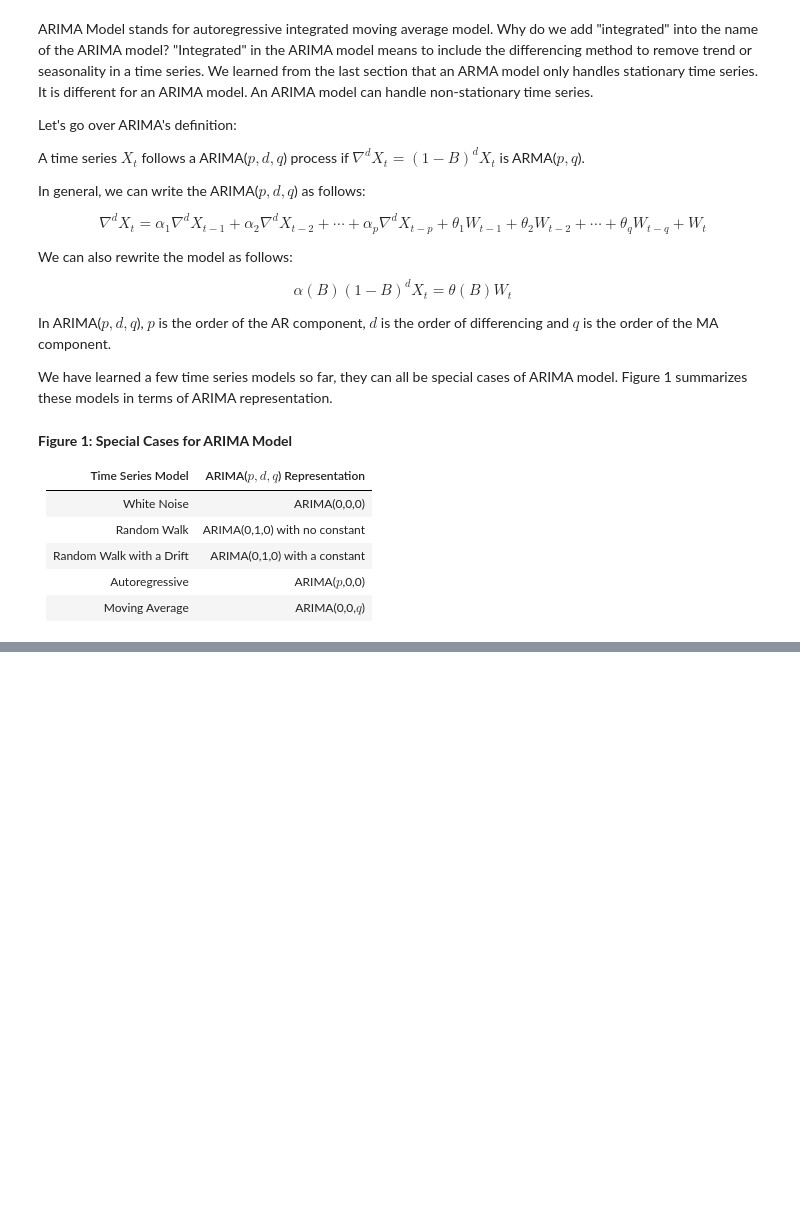
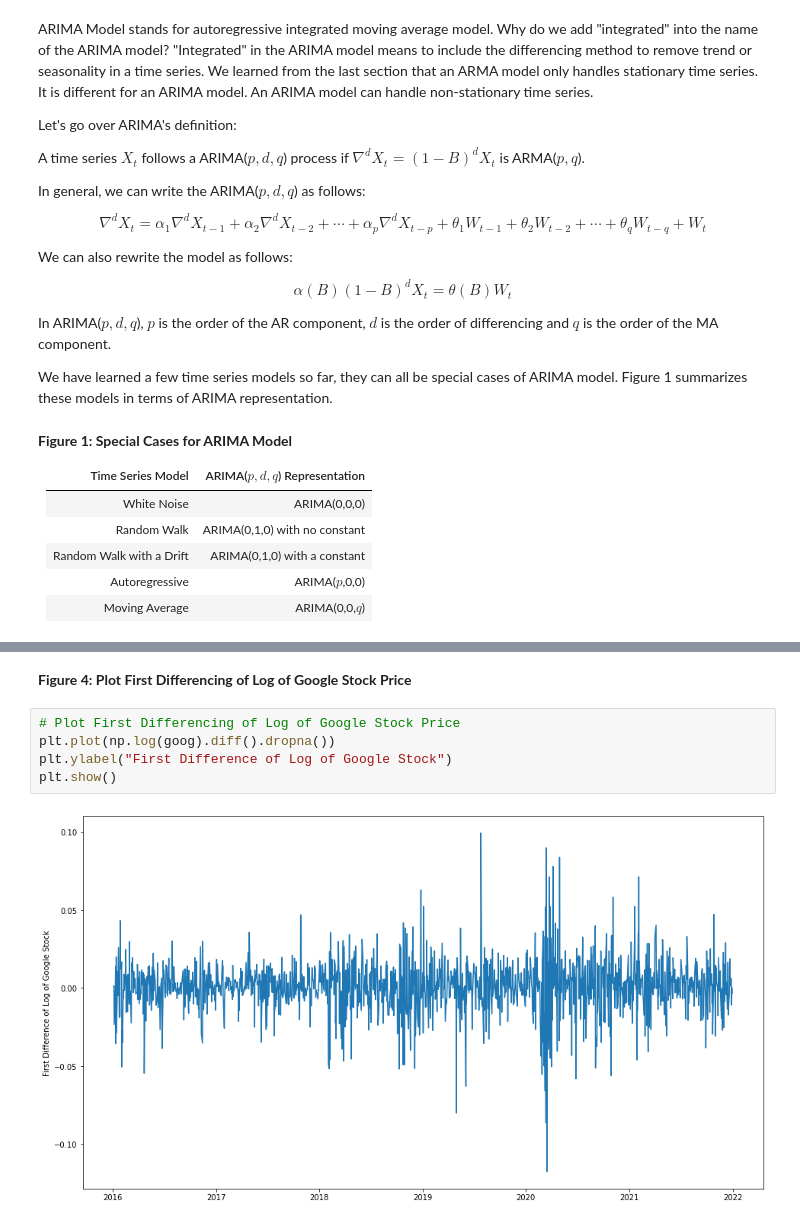
Before and after one commit to adevrent/wqu_mscfe, a Jupyter notebook: Financial Econometrics/M4/L4.ipynb, the cells around one changed output, grey strips where cells are left out. Drawn from its saved outputs; the diff is of its cells as text; blank space fills up the shorter version.

```diff
--- a/Financial Econometrics/M4/L4.ipynb
+++ b/Financial Econometrics/M4/L4.ipynb
@@ -70,0 +192,9 @@ We have learned a few time series models so far, they can all be special cases o
+# %% [markdown]
+**Figure 4: Plot First Differencing of Log of Google Stock Price**
+# %%
+# Plot First Differencing of Log of Google Stock Price
+plt.plot(np.log(goog).diff().dropna())
+plt.ylabel("First Difference of Log of Google Stock")
+plt.show()
+# %% [output]
+[figure, added]
```
Also changed, not shown: parts of 41 cells of this notebook.
